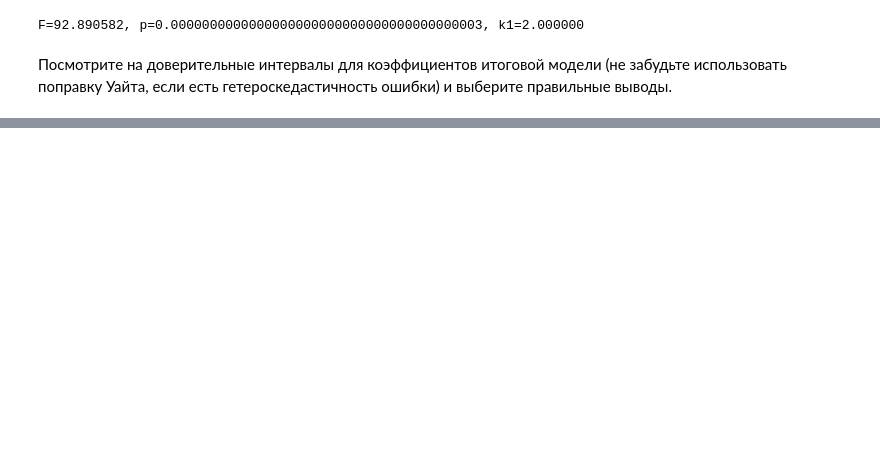
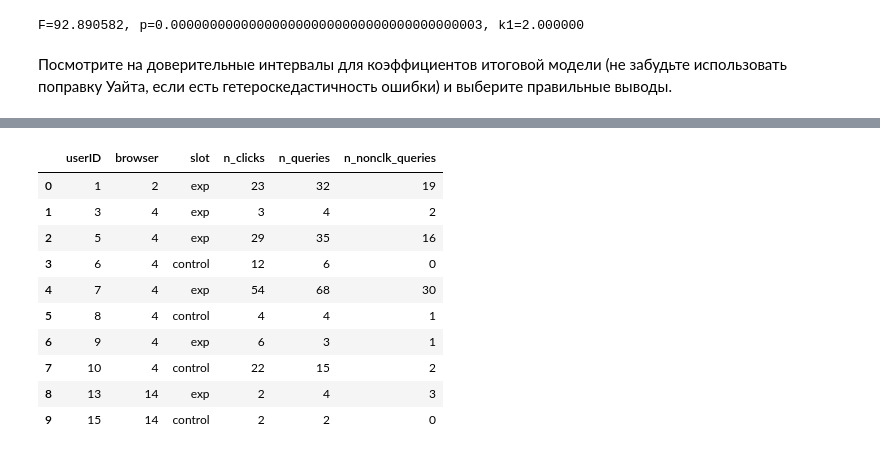
Before and after one commit to AlexG888/Specialization_from_MIPT_and_Yandex, a Jupyter notebook: course_4/theoretical_notebooks/tests.ipynb, the cells around one changed output, grey strips where cells are left out. Saved outputs shown, nothing was run; the diff lists cells and outputs as text; code cells hidden in the pictures; blank space fills up the shorter version.

```diff
--- a/course_4/theoretical_notebooks/tests.ipynb
+++ b/course_4/theoretical_notebooks/tests.ipynb
@@ -1675,0 +1607,3 @@ Warnings:
+# %%
+ab_data = pd.read_csv('../data/ab_browser_test.csv')
+ab_data.info()
@@ -1675,0 +1633,16 @@ Warnings:
+# %%
+ab_data.browser = [int(ab_data.browser[i][9:]) for i in range(ab_data.shape[0])]
+# %%
+ab_data.head(10)
+# %% [output]
+|  | userID | browser | slot | n_clicks | n_queries | n_nonclk_queries |
+| 0 | 1 | 2 | exp | 23 | 32 | 19 |
+| 1 | 3 | 4 | exp | 3 | 4 | 2 |
+| 2 | 5 | 4 | exp | 29 | 35 | 16 |
+| 3 | 6 | 4 | control | 12 | 6 | 0 |
+| 4 | 7 | 4 | exp | 54 | 68 | 30 |
+| 5 | 8 | 4 | control | 4 | 4 | 1 |
+| 6 | 9 | 4 | exp | 6 | 3 | 1 |
+| 7 | 10 | 4 | control | 22 | 15 | 2 |
+| 8 | 13 | 14 | exp | 2 | 4 | 3 |
+| 9 | 15 | 14 | control | 2 | 2 | 0 |
```
Also changed, not shown: parts of 34 cells of this notebook, 4 other files.
